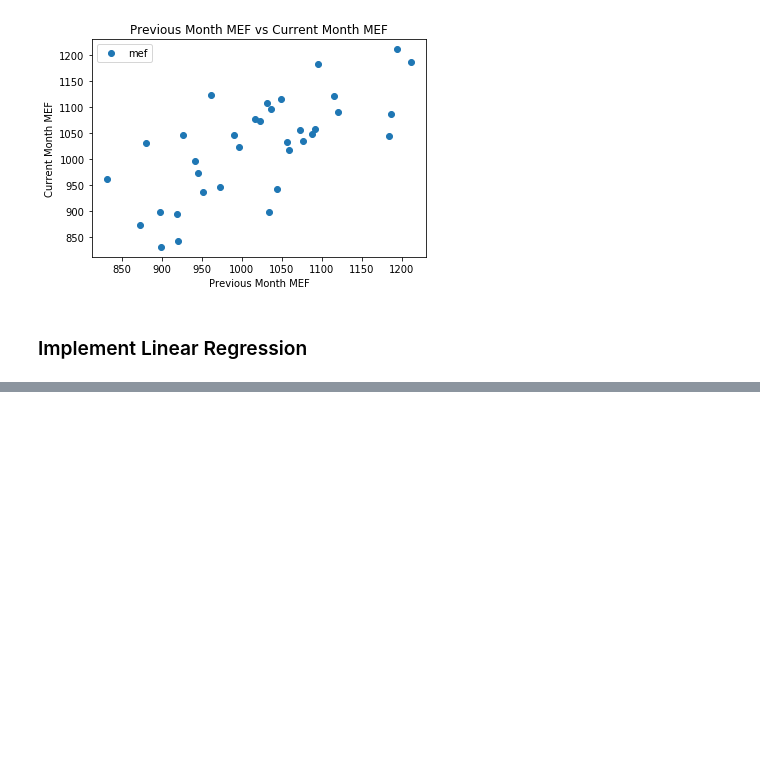
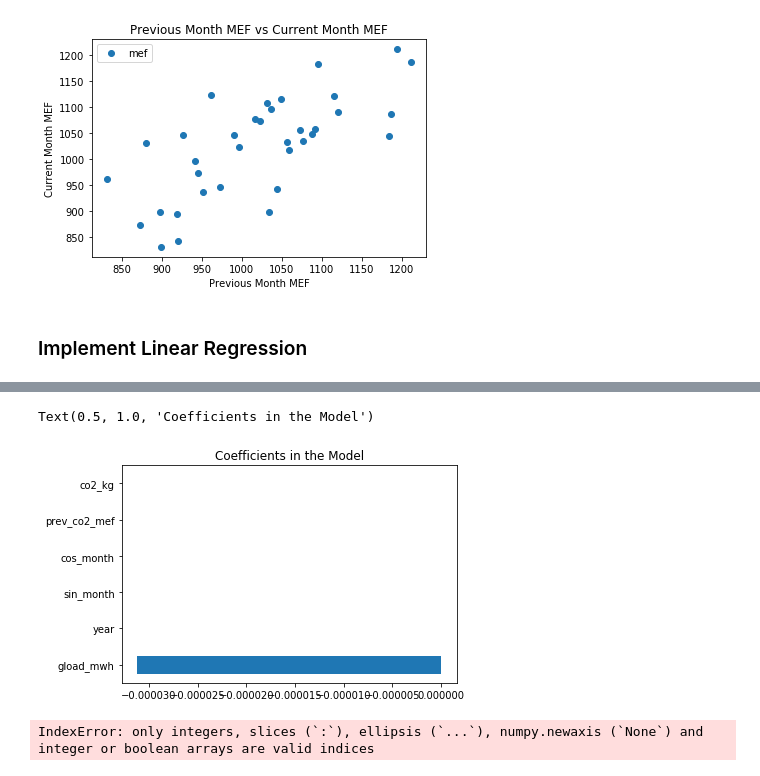
Before and after one commit to amy-wang/thesis2, a Jupyter notebook: reimplement_paper/mefs/uwo-thesis-data1.ipynb, the cells around one changed output, grey strips where cells are left out. Saved outputs shown, nothing was run; the diff lists cells and outputs as text; code cells hidden in the pictures; blank space fills up the shorter version.

```diff
--- a/reimplement_paper/mefs/uwo-thesis-data1.ipynb
+++ b/reimplement_paper/mefs/uwo-thesis-data1.ipynb
@@ -67,9 +63,2 @@ y = df[['mef']]
 # %% [markdown]
 ### Visualize Data
-# %%
-k = 10 #number of variables for heatmap
-cols = corrmat.nlargest(k, 'mef')['mef'].index
-cm = np.corrcoef(df[cols].values.T)
-sns.set(font_scale=1.25)
-hm = sns.heatmap(cm, cbar=True, annot=True, square=True, fmt='.2f', annot_kws={'size': 10}, yticklabels=cols.values, xticklabels=cols.values)
-plt.show()
@@ -173,0 +354,3 @@ LinearRegression(copy_X=True, fit_intercept=True, n_jobs=None, normalize=True)
+# %%
+x = df[['year', 'month', 'co2_kg', 'so2_kg', 'nox_kg', 'pm25_kg', 'gload_mwh', 'prev_co2_mef']]
+y = df[['year', 'mef']]
@@ -173,0 +361,24 @@ LinearRegression(copy_X=True, fit_intercept=True, n_jobs=None, normalize=True)
+# %%
+X_train = x[(x['year']==2014) | (x['year'] == 2015)]
+X_test = x.loc[x['year'] == 2016]
+
+y_train = y[(y['year']==2014) | (y['year'] == 2015)]
+y_test = y.loc[y['year'] == 2016]
+
+y_train = y_train[['mef']]
+y_test = y_test[['mef']]
+
+X_train = (X_train-X_train.min())/(X_train.max()-X_train.min())
+y_train = (y_train-y_train.min())/(y_train.max()-y_train.min())
+# %%
+from sklearn.metrics import mean_squared_error
+
+# final one
+reg = Lasso(alpha=0.0001, max_iter=10e5)
+reg.fit(X_train,y_train)
+
+#test = pd.DataFrame(index = X_train.index)
+#test['mef_predicted'] = lr.predict(X_test)
+
+print("test " + str(mean_squared_error(y_test,reg.predict(X_test))))
+print("train " + str(mean_squared_error(y_train,reg.predict(X_train))))
@@ -174,7 +458,16 @@ LinearRegression(copy_X=True, fit_intercept=True, n_jobs=None, normalize=True)
+# %%
+imp_coef = pd.DataFrame()
+coef = pd.Series(lasso.coef_, index = X_train.columns).sort_values()
+imp_coef = pd.concat([coef.head(10)])
+imp_coef.plot(kind = "barh")
+plt.title("Coefficients in the Model")
+# %% [output]
+Text(0.5, 1.0, 'Coefficients in the Model')
+[figure, added]
 # %%
 # Make predictions using the testing set
-results = pd.DataFrame(index = x.index)
-results['mef_predicted'] = lr.predict(x)
-results['mef_actual'] = y['mef']
-
-results.index = range(35)
+results_lasso = pd.DataFrame(index = X_test.index)
+results_lasso['mef_predicted'] = lasso.predict(X_test)
+results_lasso['mef_actual'] = y['mef']
+# %% [output]
+IndexError: only integers, slices (`:`), ellipsis (`...`), numpy.newaxis (`None`) and integer or boolean arrays are valid indices
```
Also changed, not shown: parts of 52 cells of this notebook, 10 other files.
